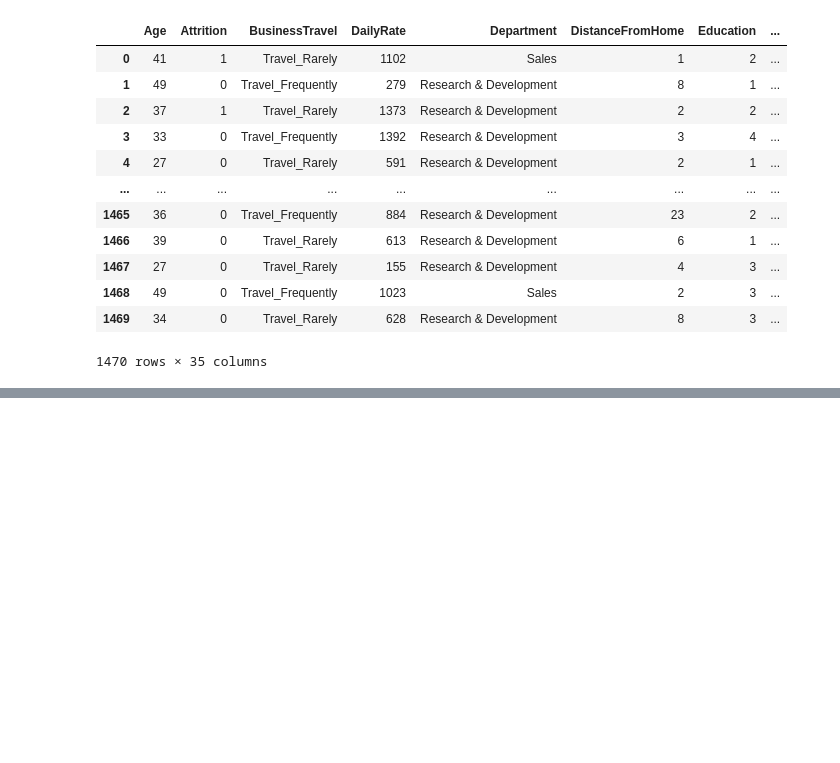
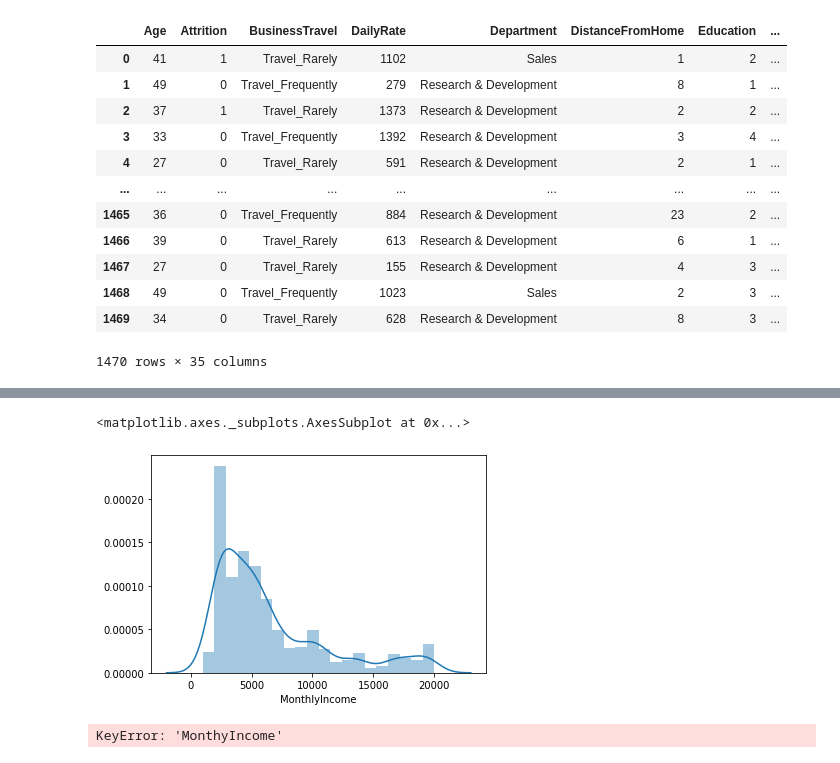
Before and after one commit to Darman09/Big_Data_DAHLEM_Romain_M2_IOT, a Jupyter notebook: DataViz.ipynb, the cells around one changed output, grey strips where cells are left out. Saved outputs shown, nothing was run; the diff lists cells and outputs as text; code cells hidden in the pictures; blank space fills up the shorter version.

Commit message:
Visualisation d’une distribution

```diff
--- a/DataViz.ipynb
+++ b/DataViz.ipynb
@@ -235,0 +236,19 @@ sns.catplot(x="EducationField",  y="Attrition",data=dfCat, kind='bar')
+# %%
+'''
+Visualisation d’une distribution
+'''
+import numpy as np
+import pandas as pd
+import matplotlib.pyplot as plt
+import seaborn as sns
+
+dfDistr = pd.read_csv("data/IBM_HR_ATTRITION.csv",",",encoding='utf-8', low_memory=False)
+# %%
+sns.distplot(dfDistr['MonthlyIncome'])
+# %% [output]
+<matplotlib.axes._subplots.AxesSubplot at 0x...>
+[figure, added]
+# %%
+dfDistr = dfDistr[dfDistr['MonthlyIncome'] <= 5000]
+# %% [output]
+KeyError: 'MonthyIncome'
```
Also changed, not shown: parts of 1 cell of this notebook.
